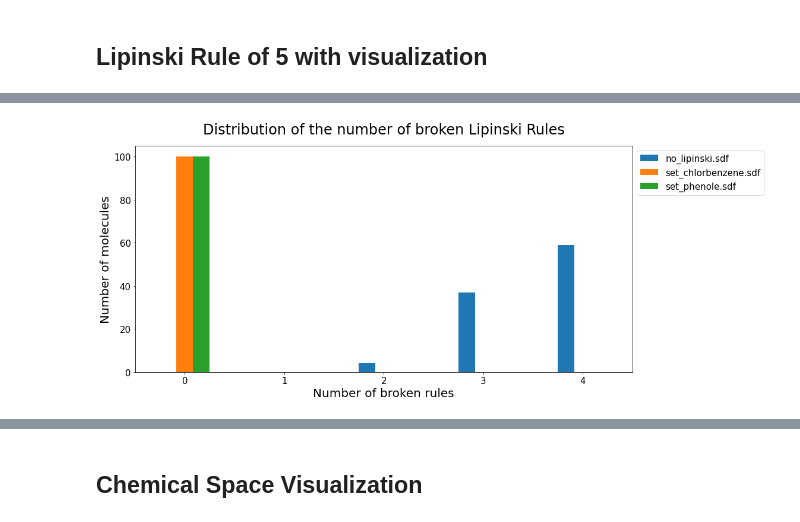
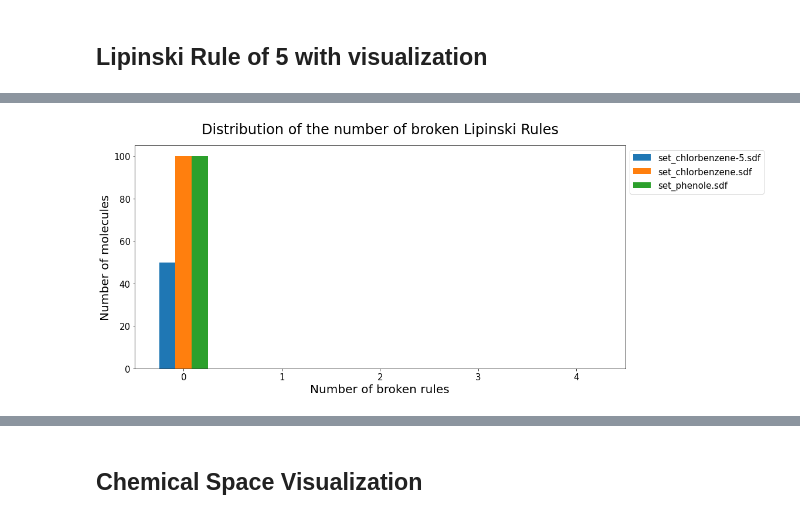
Before and after one commit to Steinbeck-Lab/ChemIcal-DatasEt-comparatoR, a Jupyter notebook: Workflow/CIDER_Workflow.ipynb, the cells around one changed output, grey strips where cells are left out. Saved outputs shown, nothing was run; the diff lists cells and outputs as text; code cells hidden in the pictures.

```diff
--- a/Workflow/CIDER_Workflow.ipynb
+++ b/Workflow/CIDER_Workflow.ipynb
@@ -7,2 +19,2 @@ cider = ChemicalDatasetComparator()
 # %%
-testdict = cider.import_as_data_dict('data2')
+testdict = cider.import_as_data_dict('data')
@@ -213,4 +228,4 @@ cider.get_lipinski_key(testdict)
 # %%
-lp = cider.lipinski_plot(testdict)
+cider.lipinski_plot(testdict)
 # %% [output]
-[figure, old version]
+[figure, new version]
```
Also changed, not shown: parts of 51 cells of this notebook, 1 other file.
